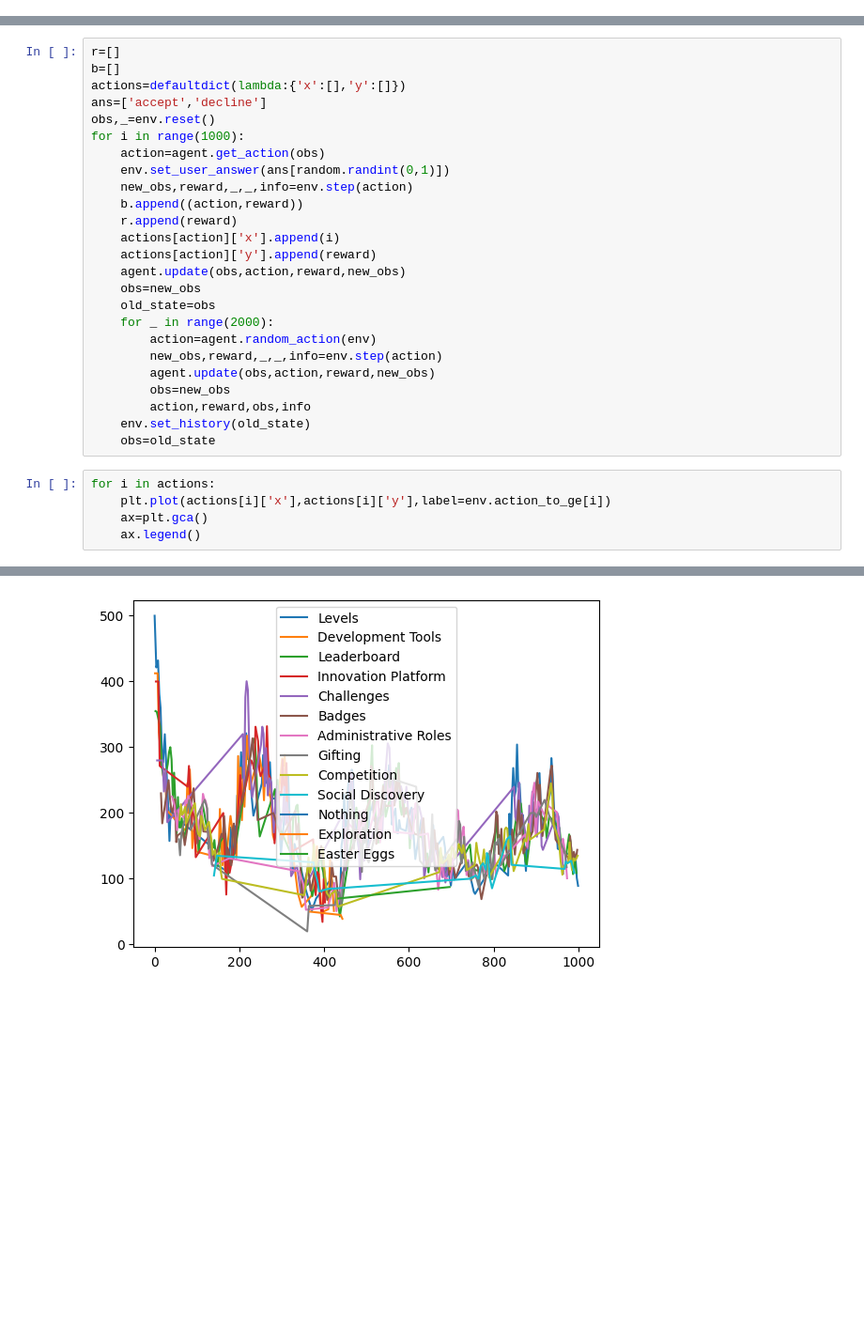
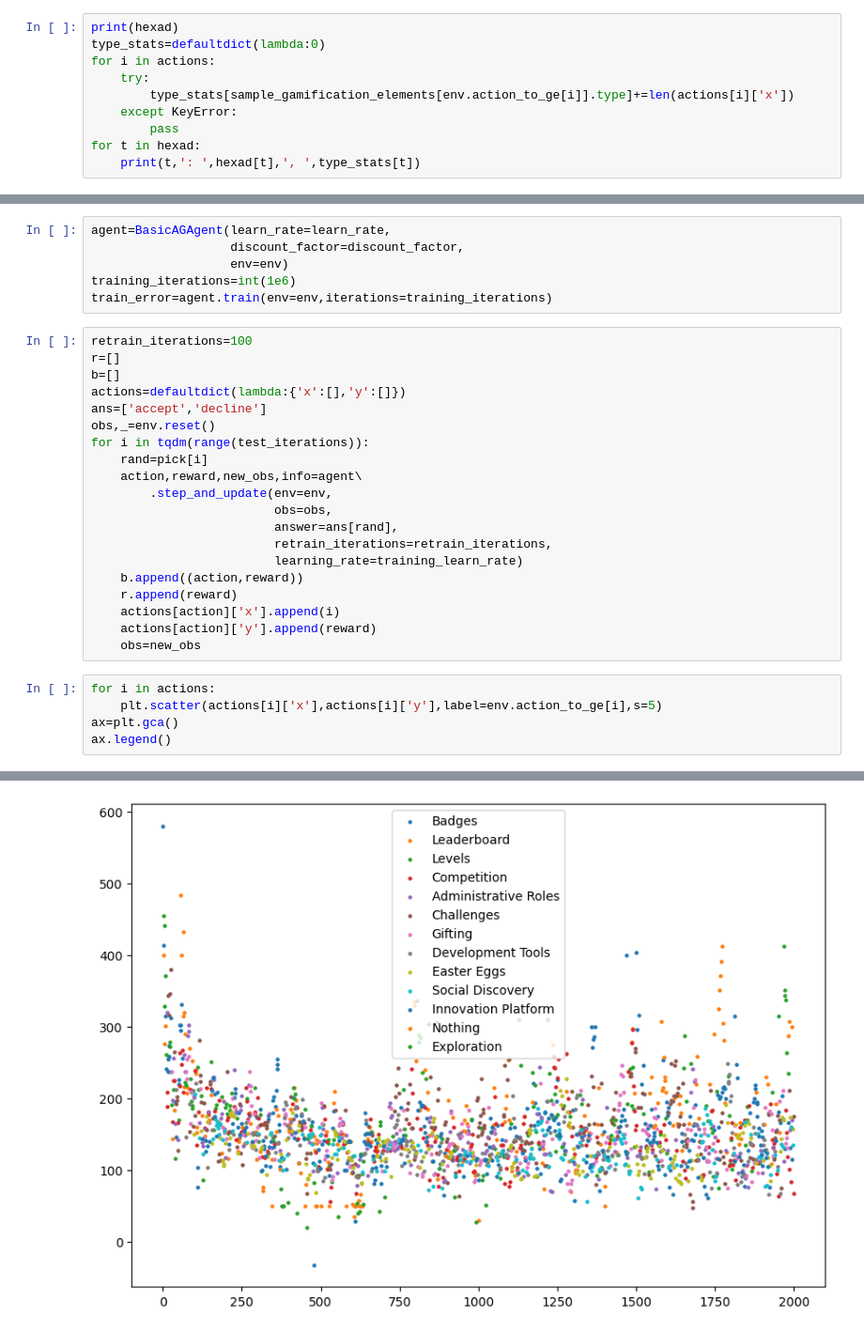
Before and after one commit to JDnikolo/thesis_gamified_hexad_extraction, a Jupyter notebook: RL_system/testing.ipynb, the cells around one changed output, grey strips where cells are left out. Shown: that part at 94% size. Cells and saved outputs as stored; diff of their text form; blank space fills up the shorter version.

Commit message:
Updated agent testing Notebook.

```diff
--- a/RL_system/testing.ipynb
+++ b/RL_system/testing.ipynb
@@ -31,0 +142,10 @@ for _ in range(200000):
+# %%
+print(hexad)
+type_stats=defaultdict(lambda:0)
+for i in actions:
+    try:
+        type_stats[sample_gamification_elements[env.action_to_ge[i]].type]+=len(actions[i]['x'])
+    except KeyError:
+        pass
+for t in hexad:
+    print(t,': ',hexad[t],', ',type_stats[t])
@@ -32,31 +160,32 @@ for _ in range(200000):
+# %%
+agent=BasicAGAgent(learn_rate=learn_rate,
+                   discount_factor=discount_factor,
+                   env=env)
+training_iterations=int(1e6)
+train_error=agent.train(env=env,iterations=training_iterations)
 # %%
+retrain_iterations=100
 r=[]
 b=[]
 actions=defaultdict(lambda:{'x':[],'y':[]})
 ans=['accept','decline']
 obs,_=env.reset()
-for i in range(1000):
-    action=agent.get_action(obs)
-    env.set_user_answer(ans[random.randint(0,1)])
-    new_obs,reward,_,_,info=env.step(action)
+for i in tqdm(range(test_iterations)):
+    rand=pick[i]
+    action,reward,new_obs,info=agent\
+        .step_and_update(env=env,
+                         obs=obs,
+                         answer=ans[rand],
+                         retrain_iterations=retrain_iterations,
+                         learning_rate=training_learn_rate)
     b.append((action,reward))
     r.append(reward)
     actions[action]['x'].append(i)
     actions[action]['y'].append(reward)
-    agent.update(obs,action,reward,new_obs)
     obs=new_obs
-    old_state=obs
-    for _ in range(2000):
-        action=agent.random_action(env)
-        new_obs,reward,_,_,info=env.step(action)
-        agent.update(obs,action,reward,new_obs)
-        obs=new_obs
-        action,reward,obs,info
-    env.set_history(old_state)
-    obs=old_state
 # %%
 for i in actions:
-    plt.plot(actions[i]['x'],actions[i]['y'],label=env.action_to_ge[i])
-    ax=plt.gca()
-    ax.legend()
+    plt.scatter(actions[i]['x'],actions[i]['y'],label=env.action_to_ge[i],s=5)
+ax=plt.gca()
+ax.legend()
 # %% [output]
@@ -63 +193 @@ for i in actions:
-[figure, old version]
+[figure, new version]
```
Also changed, not shown: parts of 25 cells of this notebook.
